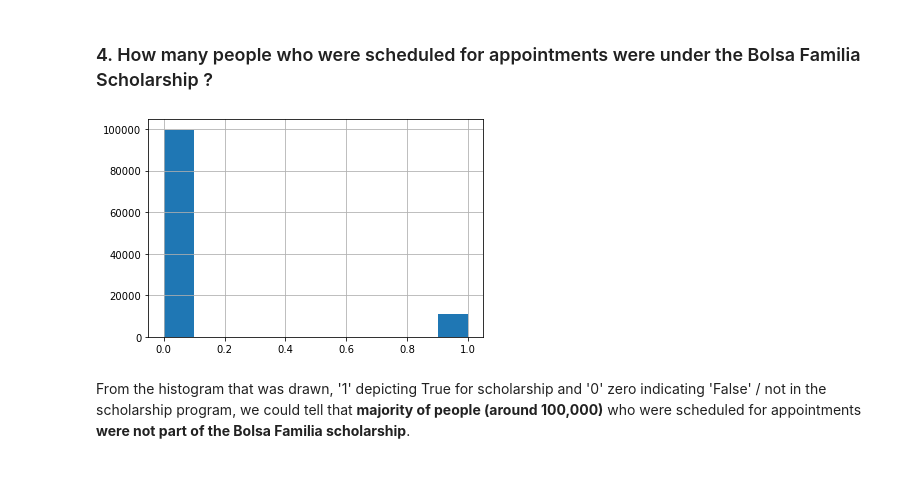
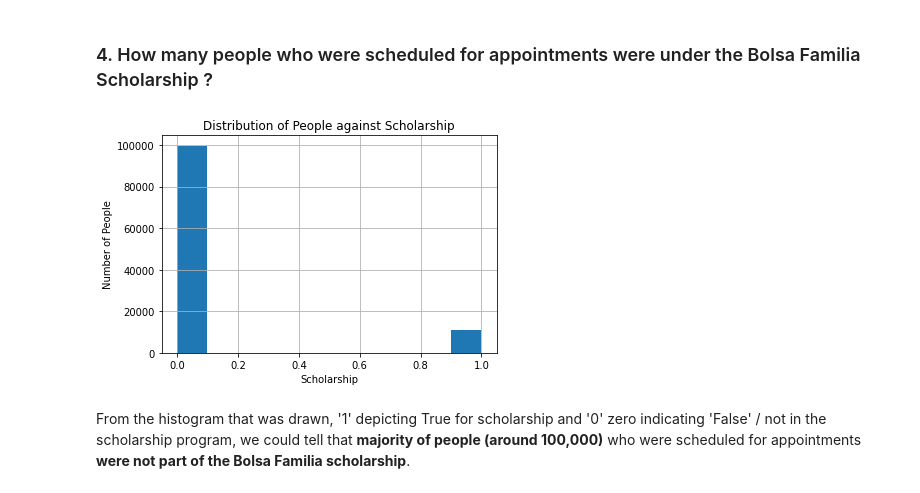
Before and after one commit to EricOdhiambo/Investigation-of-Patients-not-showing-up-for-Appointments, a Jupyter notebook: Patients_NoShowup_for_Appointment_Investigation.ipynb, the cells around one changed output. Drawn from its saved outputs; the diff is of its cells as text; code cells hidden in the pictures.

```diff
--- a/Patients_NoShowup_for_Appointment_Investigation.ipynb
+++ b/Patients_NoShowup_for_Appointment_Investigation.ipynb
@@ -247,7 +252,7 @@ no_showup_df.to_csv('updated_noshowappointments-kagglev2-may-2016.csv') #data fr
 ## Section 3: Exploratory Data Analysis
 # %%
 #loading the dataset to be used
-no_showup_df = pd.read_csv('updated_noshowappointments-kagglev2-may-2016.csv')
+no_showup_df = pd.read_csv('/content/drive/My Drive/updated_noshowappointments-kagglev2-may-2016.csv')
 no_showup_df.head()
 # %% [output]
 |  | Unnamed: 0 | patientid | appointmentid | gender | scheduledday | appointmentday | age | neighbourhood | ... |
@@ -341,0 +337,13 @@ plt.grid(True)
+# %%
+# Plotting histogram
+
+#creating a function to plot histogram
+def plot_histogram(column_name, xaxis_label, title):
+  no_showup_df[column_name].hist();
+  plt.xlabel(xaxis_label);
+  plt.ylabel('Number of People')
+  plt.title(title);
+  plt.grid(True)
+
+#calling the plot_histogram function and input values
+plot_histogram('no_show','no_show','No_Show Distribution')
@@ -372,10 +376,11 @@ From the histogram drawn, we can tell that few of the people who visited the hos
 # %%
 # checking how many people who visited the neighbourhood hospitals
 # benefit from the scholarship
 
-no_showup_df['scholarship'].hist(); # use of hist() function to draw histogram
+#calling the plot_histogram function and input values
+plot_histogram('scholarship','Scholarship','Distribution of People against Scholarship')
 # %% [output]
-[figure, old version]
+[figure, new version]
 # %% [markdown]
 From the histogram that was drawn, '1' depicting True for scholarship and '0' zero indicating 'False' / not in the scholarship program, we could tell that **majority of people (around 100,000)** who were scheduled for appointments **were not part of the Bolsa Familia scholarship**.
 # %% [markdown]
```
Also changed, not shown: parts of 19 cells of this notebook.
